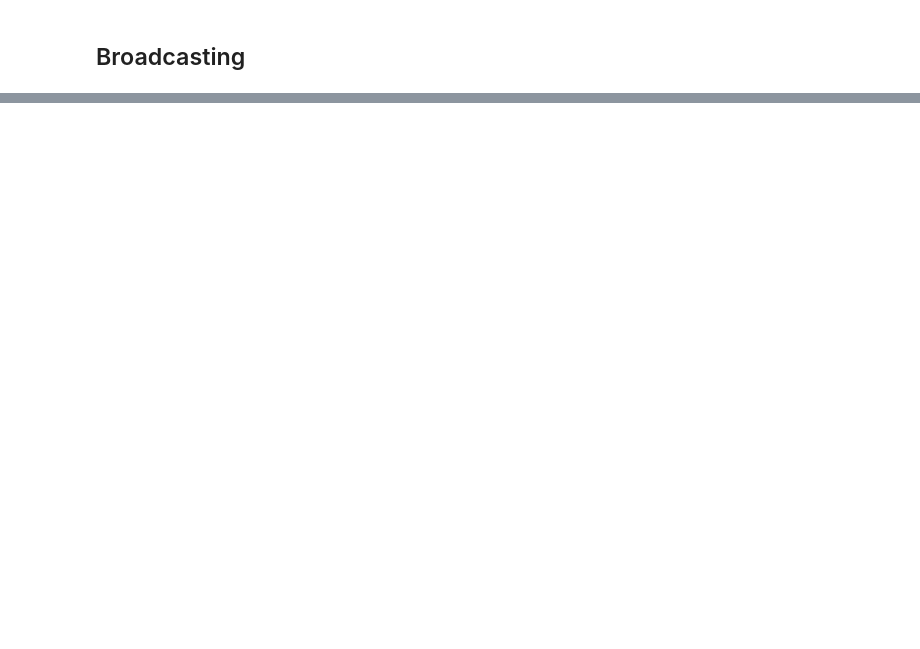
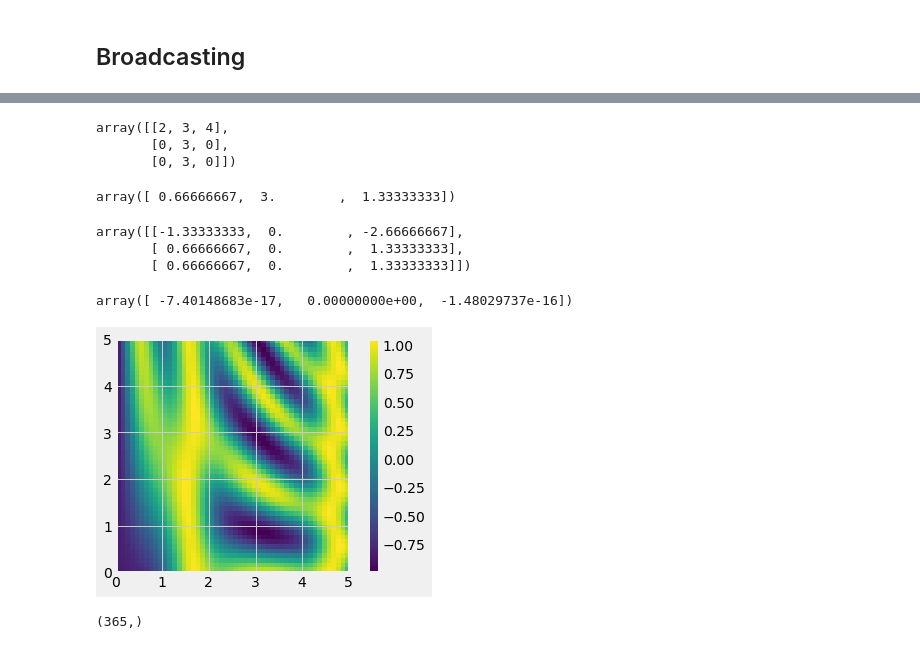
Before and after one commit to numanyilmaz/PythonDataScienceHandbookNotes, a Jupyter notebook: Chapter2.ipynb, the cells around one changed output, grey strips where cells are left out. Saved outputs shown, nothing was run; the diff lists cells and outputs as text; code cells hidden in the pictures; blank space fills up the shorter version.

Commit message:
broadcasting added

```diff
--- a/Chapter2.ipynb
+++ b/Chapter2.ipynb
@@ -754,0 +865,43 @@ plt.show()
+# %%
+# Broadcasting in practice
+X = np.random.randint(0, 5,size=(3, 3))
+X
+# %% [output]
+array([[2, 3, 4],
+       [0, 3, 0],
+       [0, 3, 0]])
+# %%
+#mean of each feature (row)
+Xmean = X.mean(axis=0)
+Xmean
+# %% [output]
+array([ 0.66666667,  3.        ,  1.33333333])
+# %%
+Xcentered = Xmean - X
+Xcentered
+# %% [output]
+array([[-1.33333333,  0.        , -2.66666667],
+       [ 0.66666667,  0.        ,  1.33333333],
+       [ 0.66666667,  0.        ,  1.33333333]])
+# %%
+Xcentered.mean(0)
+# %% [output]
+array([ -7.40148683e-17,   0.00000000e+00,  -1.48029737e-16])
+# %%
+# plotting two dimensional function z = f(x, y)
+x = np.linspace(0, 5, 50)
+y = np.linspace(0, 5, 50)[:,np.newaxis]
+
+z = np.sin(x) ** 10 + np.cos(10 + y * x) * np.cos(x)
+
+#plot the function
+plt.imshow(z, origin='lower', extent=[0,5,0,5], cmap='viridis')
+plt.colorbar();
+# %% [output]
+[figure, added]
+# %%
+rainfall = pd.read_csv('data/Seattle2014.csv')['PRCP']
+inches = rainfall / 254 #1/10mm = 1 inch
+inches.shape  # 365 days in a year
+# %% [output]
+(365,)
```
Also changed, not shown: parts of 28 cells of this notebook.
